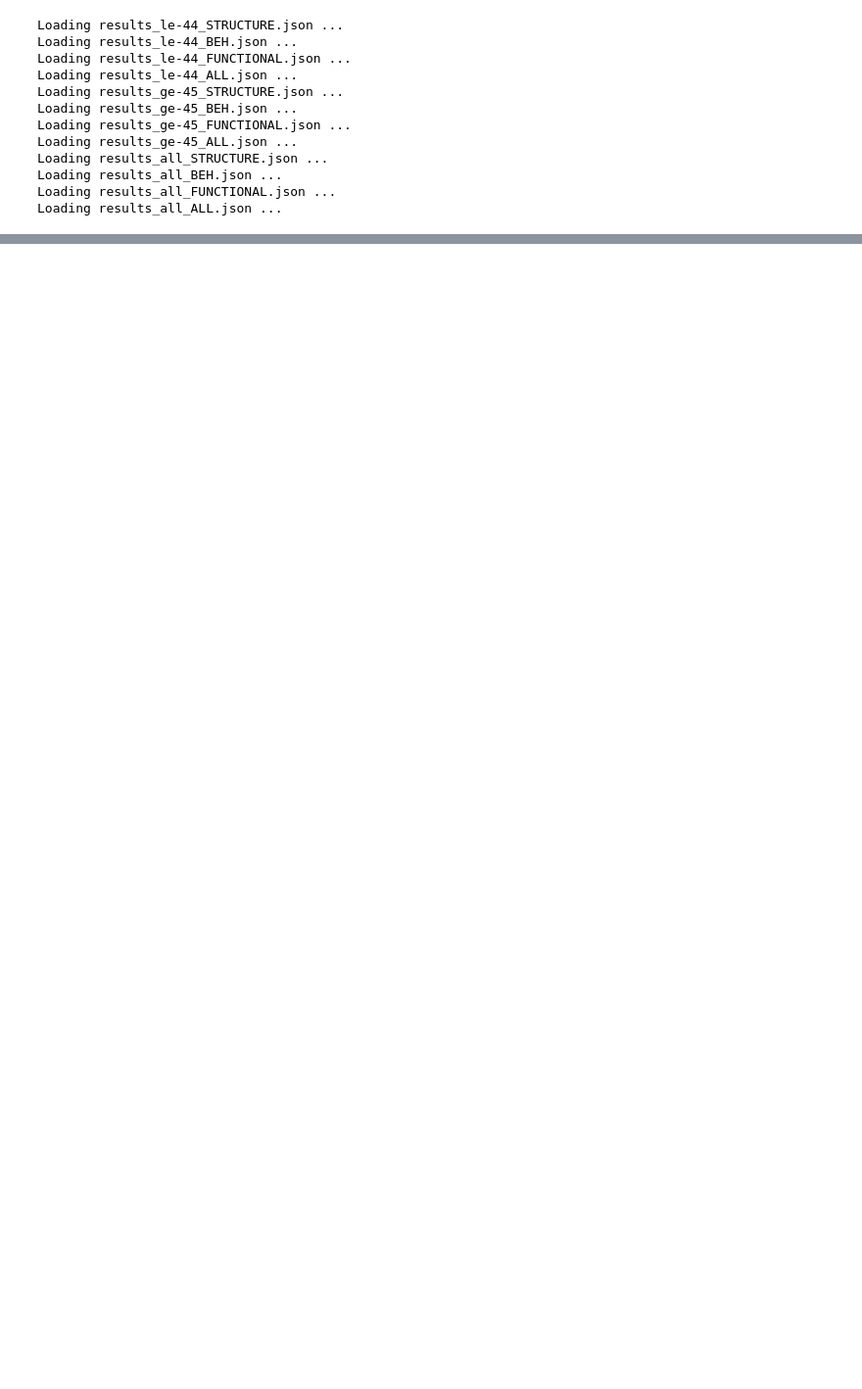
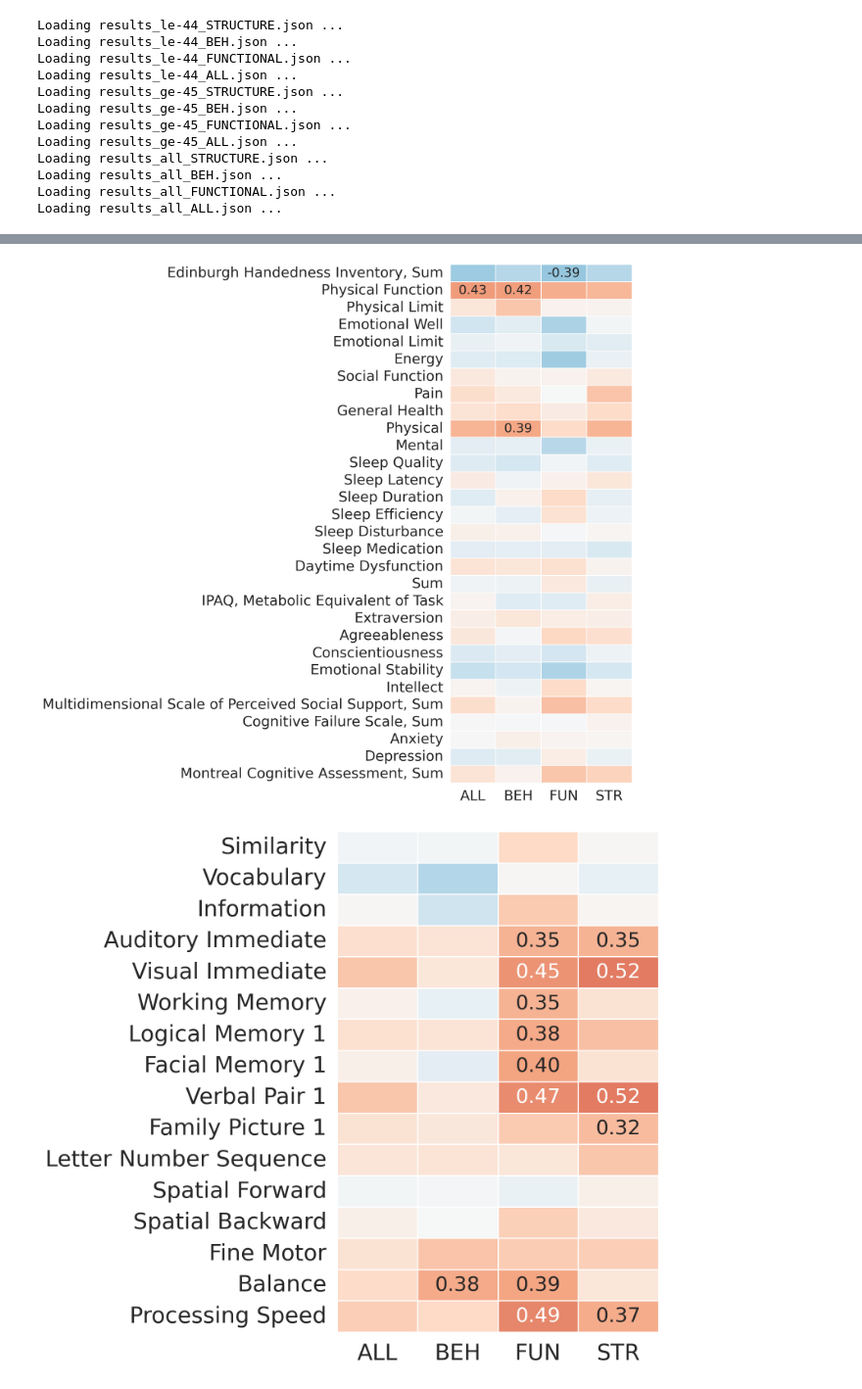
Before and after one commit to Pin-Wei/Quanta-project, a Jupyter notebook: tmp/check_and_test.ipynb, the cells around one changed output, grey strips where cells are left out. Shown: that part at 98% size. Drawn from its saved outputs; the diff is of its cells as text; code cells hidden in the pictures; blank space fills up the shorter version.

```diff
--- a/tmp/check_and_test.ipynb
+++ b/tmp/check_and_test.ipynb
@@ -447,0 +620,19 @@ Sunburst plot is saved to:
+# %%
+st_names = [
+    "Similarity",
+    "Vocabulary",
+    "Information",
+    "Auditory Immediate",
+    "Visual Immediate",
+    "Working Memory",
+    "Logical Memory 1",
+    "Facial Memory 1",
+    "Verbal Pair 1",
+    "Family Picture 1",
+    "Letter Number Sequence",
+    "Spatial Forward",
+    "Spatial Backward",
+    "Fine Motor",
+    "Balance",
+    "Processing Speed"
+]
@@ -447,0 +685,44 @@ Sunburst plot is saved to:
+# %%
+seed = np.random.randint(0, 10000)
+N = 64
+
+x_cols = sorted(desc.feature_oris)
+
+pad_type = ["PAD", "PADAC"][1]
+group_name = ["Y", "O", "Un"][2]
+
+for y_title, y_names, y_cols, fig_size in zip(
+    ["questionnaire", "standardized test"],
+    [basic_q_names, st_names],
+    [basic_q_features, st_features],
+    [(12, 11), (8, 7)]
+):
+    sub_df = sub_df_dict[pad_type][group_name].sample(n=N, random_state=seed)
+
+    cormat = pd.DataFrame(index=y_cols, columns=x_cols, dtype=float)
+    p_mat = pd.DataFrame(index=y_cols, columns=x_cols, dtype=str)
+    for t1 in y_cols:
+        for t2 in x_cols:
+            targ_df = sub_df[[t1, t2]].dropna()
+            cormat.loc[t1, t2], p_mat.loc[t1, t2] = pearsonr(targ_df[t1], targ_df[t2])
+    p_stacked = p_mat.stack()
+    annot_mat = create_annot_mat(cormat, p_stacked)
+    mask = None
+
+    sns.set_theme(style='white', font_scale=1.1)
+    plt.figure(figsize=fig_size, dpi=200)
+    g = sns.heatmap(
+        cormat, mask=mask, square=False,
+        vmin=-1, vmax=1, linewidth=.5, cmap="RdBu_r", cbar=False,
+        # cbar=True, cbar_kws={"shrink": 0.5, "label": "$r$"},
+        annot=pd.DataFrame(annot_mat), fmt = "", annot_kws={"size": 18},
+        xticklabels=x_cols, yticklabels=y_names
+    )
+    g.set(xlabel="", ylabel="")
+    g.tick_params(axis="both", which="major", labelsize=20)
+    plt.tight_layout()
+    plt.savefig(os.path.join(out_path, f"2025-11-07 {pad_type} corwith {y_title} features ({group_name}; N={N}; {seed}).png"))
+    # plt.close()
+# %% [output]
+[figure, added]
+[figure, added]
```
Also changed, not shown: parts of 61 cells of this notebook, 1 other file.
